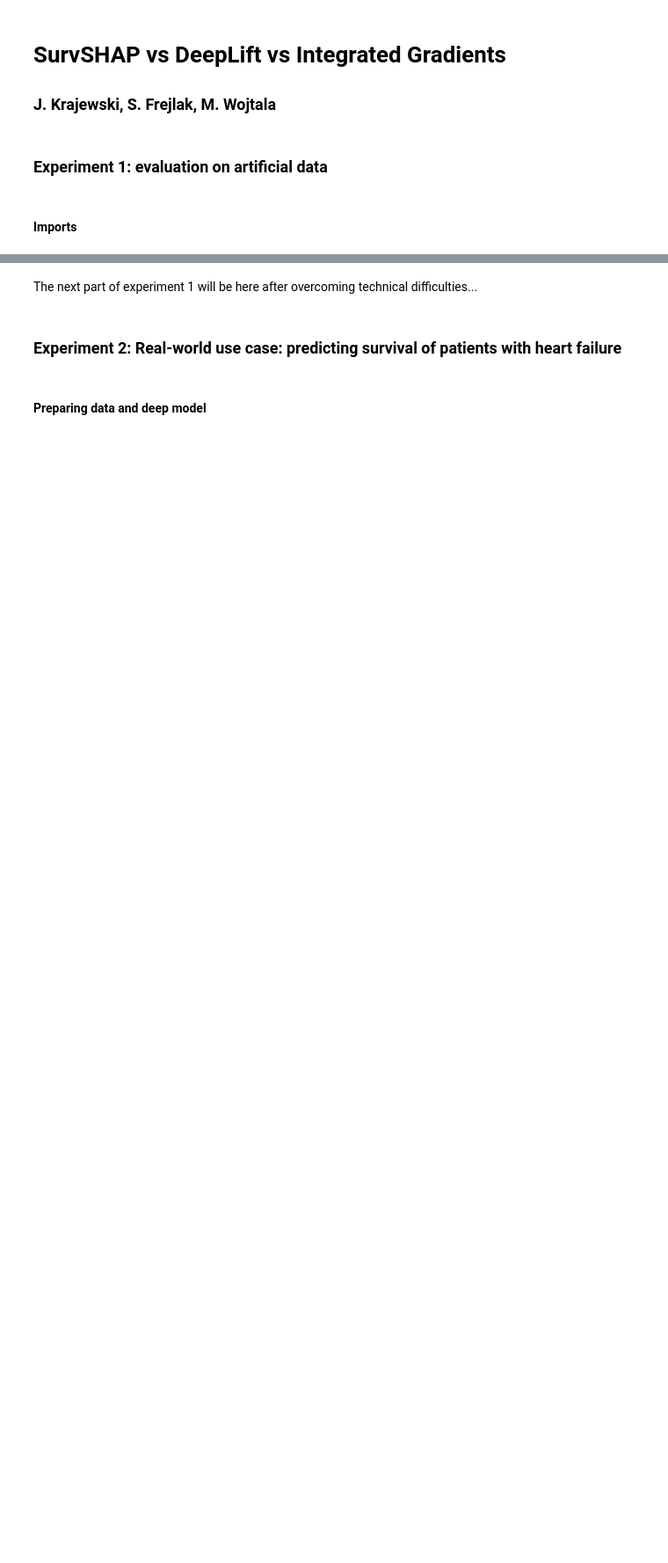
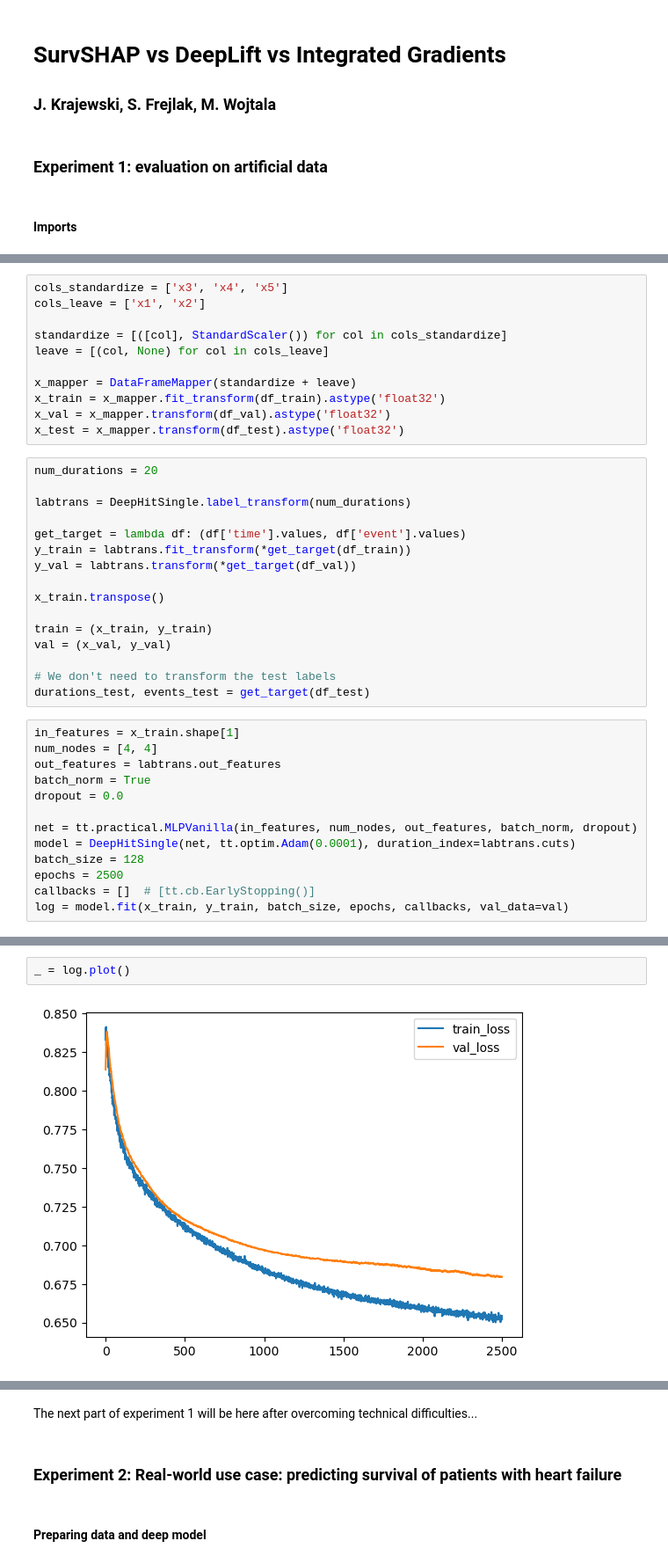
Before and after one commit to siasio/survshap, a Jupyter notebook: exp3_trained_network.ipynb, the cells around one changed output, grey strips where cells are left out. Shown: that part at 88% size. Saved outputs shown, nothing was run; the diff lists cells and outputs as text; blank space fills up the shorter version.

Commit message:
Add exp1_data_complex
A model trains much better for this data

```diff
--- a/exp3_trained_network.ipynb
+++ b/exp3_trained_network.ipynb
@@ -49,0 +83,40 @@ Requirement already satisfied: six>=1.5 in c:\users\stanislawfrejlak\anaconda3\l
+# %%
+cols_standardize = ['x3', 'x4', 'x5']
+cols_leave = ['x1', 'x2']
+
+standardize = [([col], StandardScaler()) for col in cols_standardize]
+leave = [(col, None) for col in cols_leave]
+
+x_mapper = DataFrameMapper(standardize + leave)
+x_train = x_mapper.fit_transform(df_train).astype('float32')
+x_val = x_mapper.transform(df_val).astype('float32')
+x_test = x_mapper.transform(df_test).astype('float32')
+# %%
+num_durations = 20
+
+labtrans = DeepHitSingle.label_transform(num_durations)
+
+get_target = lambda df: (df['time'].values, df['event'].values)
+y_train = labtrans.fit_transform(*get_target(df_train))
+y_val = labtrans.transform(*get_target(df_val))
+
+x_train.transpose()
+
+train = (x_train, y_train)
+val = (x_val, y_val)
+
+# We don't need to transform the test labels
+durations_test, events_test = get_target(df_test)
+# %%
+in_features = x_train.shape[1]
+num_nodes = [4, 4]
+out_features = labtrans.out_features
+batch_norm = True
+dropout = 0.0
+
+net = tt.practical.MLPVanilla(in_features, num_nodes, out_features, batch_norm, dropout)
+model = DeepHitSingle(net, tt.optim.Adam(0.0001), duration_index=labtrans.cuts)
+batch_size = 128
+epochs = 2500
+callbacks = []  # [tt.cb.EarlyStopping()]
+log = model.fit(x_train, y_train, batch_size, epochs, callbacks, val_data=val)
@@ -49,0 +141,4 @@ Requirement already satisfied: six>=1.5 in c:\users\stanislawfrejlak\anaconda3\l
+# %%
+_ = log.plot()
+# %% [output]
+[figure, added]
```
Also changed, not shown: parts of 12 cells of this notebook, 1 other file.
